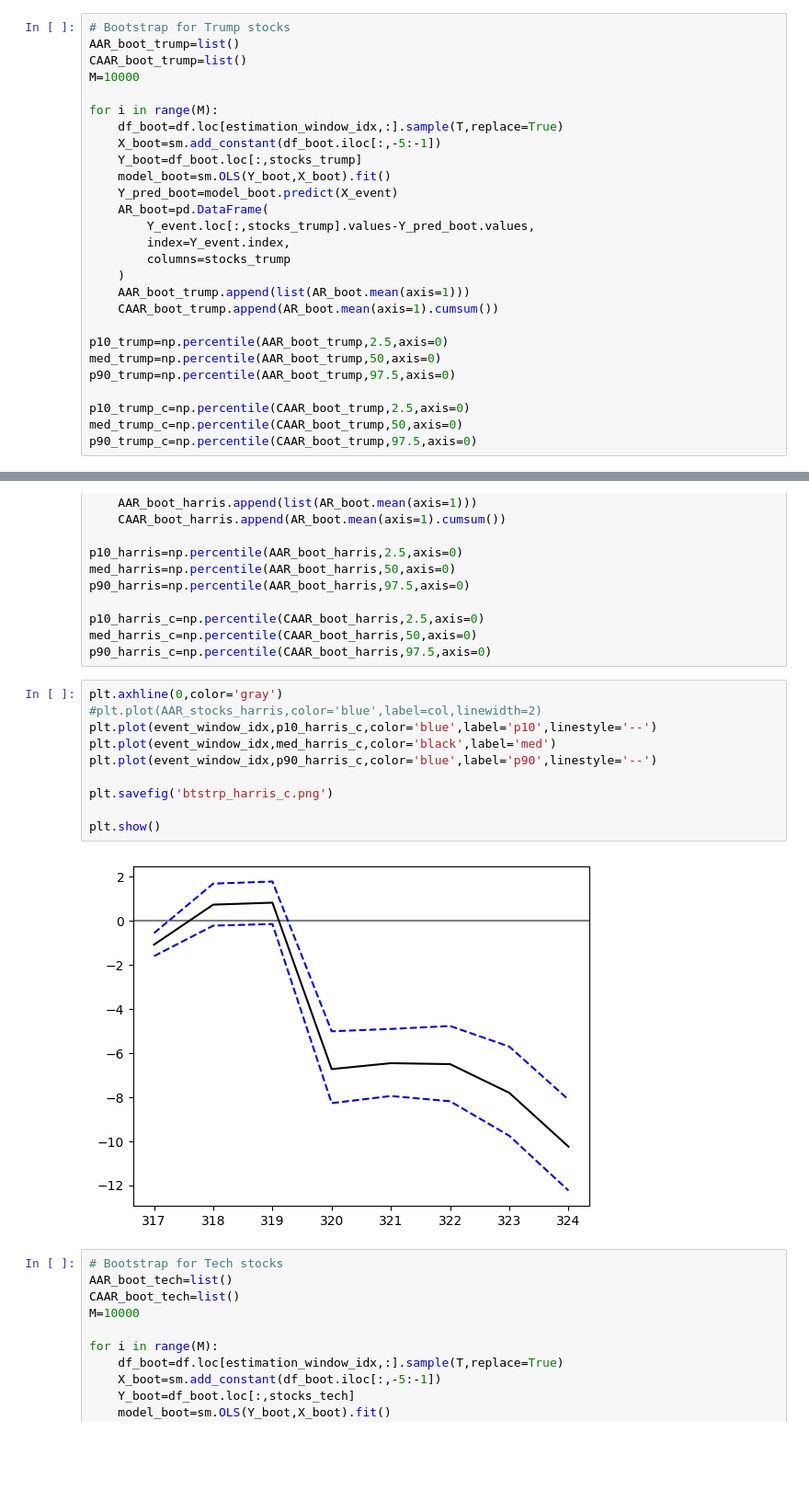
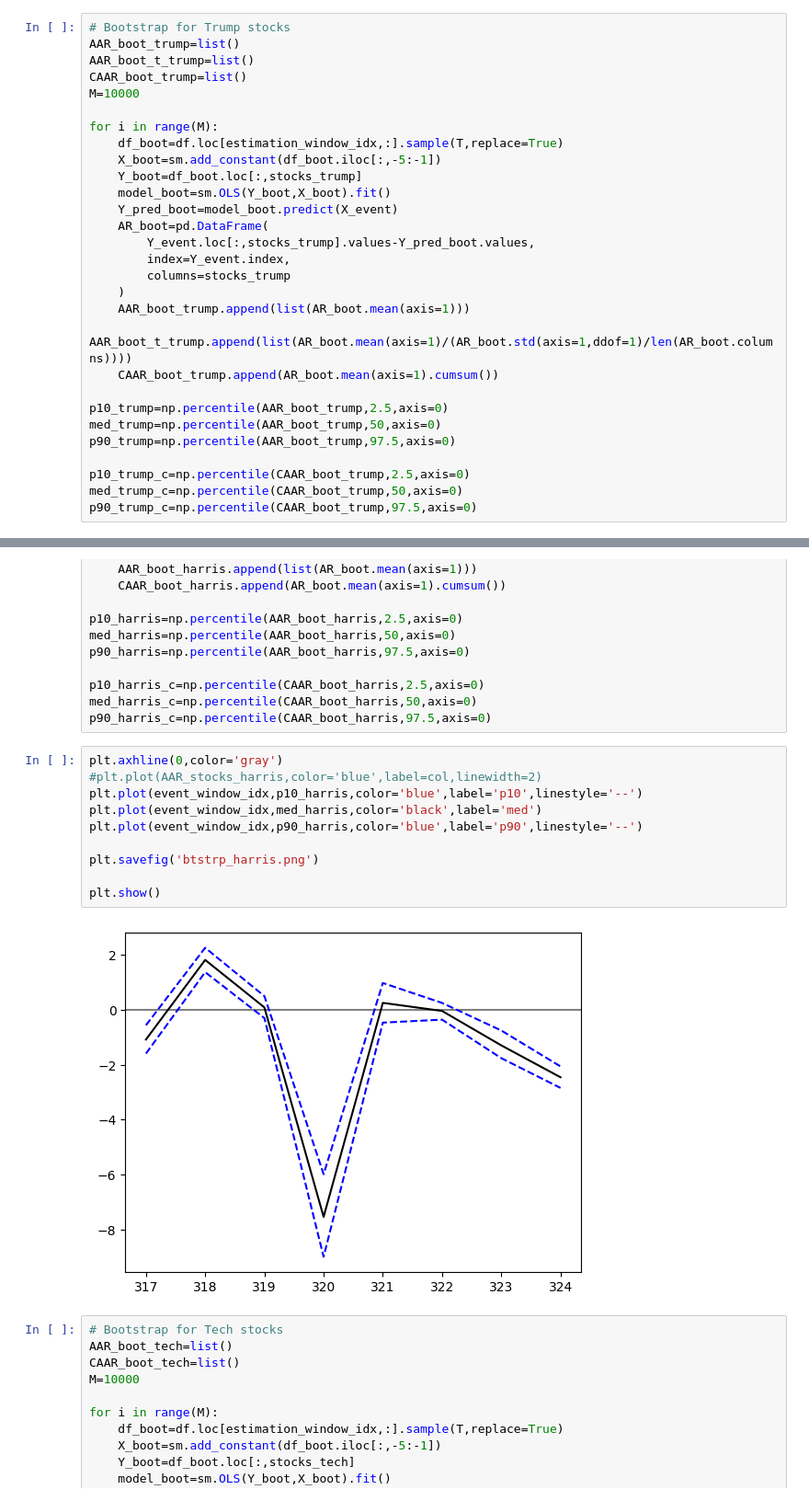
Before and after one commit to orsimarcell/Trump-effect-on-US-stocks, a Jupyter notebook: event_study.ipynb, the cells around one changed output, grey strips where cells are left out. Shown: that part at 92% size. Drawn from its saved outputs; the diff is of its cells as text; blank space fills up the shorter version.

Commit message:
Update gitignore & plots

```diff
--- a/event_study.ipynb
+++ b/event_study.ipynb
@@ -188,6 +203,7 @@ plt.show()
 # %%
 # Bootstrap for Trump stocks
 AAR_boot_trump=list()
+AAR_boot_t_trump=list()
 CAAR_boot_trump=list()
 M=10000
 
@@ -203,6 +219,7 @@ for i in range(M):
         columns=stocks_trump
     )
     AAR_boot_trump.append(list(AR_boot.mean(axis=1)))
+    AAR_boot_t_trump.append(list(AR_boot.mean(axis=1)/(AR_boot.std(axis=1,ddof=1)/len(AR_boot.columns))))
     CAAR_boot_trump.append(AR_boot.mean(axis=1).cumsum())
 
 p10_trump=np.percentile(AAR_boot_trump,2.5,axis=0)
@@ -254,15 +271,15 @@ p90_harris_c=np.percentile(CAAR_boot_harris,97.5,axis=0)
 # %%
 plt.axhline(0,color='gray')
 #plt.plot(AAR_stocks_harris,color='blue',label=col,linewidth=2)
-plt.plot(event_window_idx,p10_harris_c,color='blue',label='p10',linestyle='--')
-plt.plot(event_window_idx,med_harris_c,color='black',label='med')
-plt.plot(event_window_idx,p90_harris_c,color='blue',label='p90',linestyle='--')
+plt.plot(event_window_idx,p10_harris,color='blue',label='p10',linestyle='--')
+plt.plot(event_window_idx,med_harris,color='black',label='med')
+plt.plot(event_window_idx,p90_harris,color='blue',label='p90',linestyle='--')
 
-plt.savefig('btstrp_harris_c.png')
+plt.savefig('btstrp_harris.png')
 
 plt.show()
 # %% [output]
-[figure, old version]
+[figure, new version]
 # %%
 # Bootstrap for Tech stocks
 AAR_boot_tech=list()
```
Also changed, not shown: parts of 7 cells of this notebook, 8 other files.
